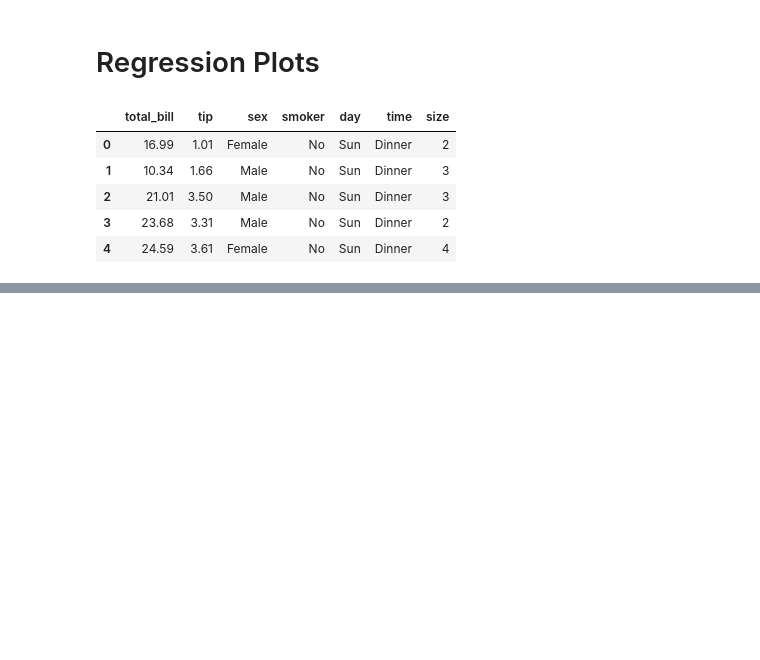
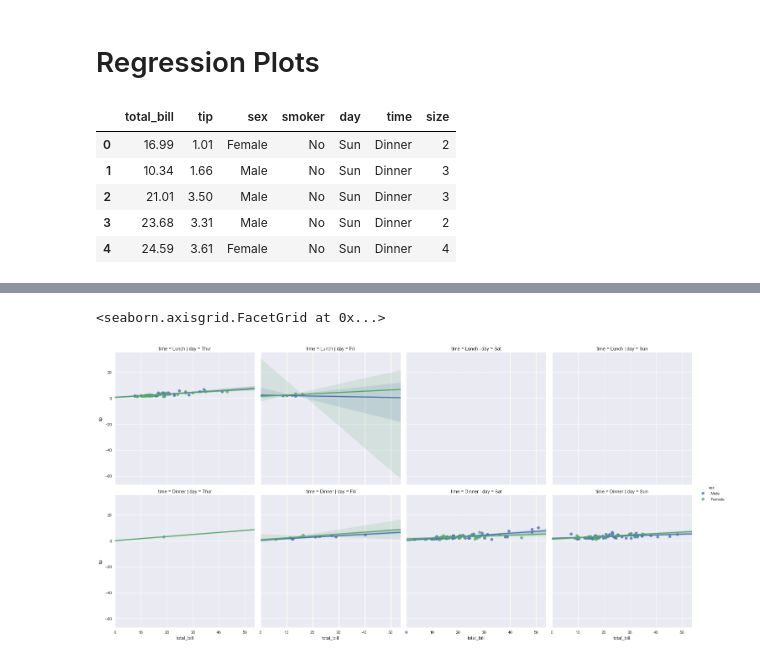
Before and after one commit to risarora/pythonML, a Jupyter notebook: 5.3 Seaborn - Regression Plots.ipynb, the cells around one changed output, grey strips where cells are left out. Drawn from its saved outputs; the diff is of its cells as text; code cells hidden in the pictures; blank space fills up the shorter version.

```diff
--- a/5.3 Seaborn - Regression Plots.ipynb
+++ b/5.3 Seaborn - Regression Plots.ipynb
@@ -21,0 +33,5 @@ lmPlot= sns.lmplot(x='total_bill',y='tip',data=tips)
+# %%
+sns.lmplot(x='total_bill',y='tip',data=tips,col='day',row='time',hue='sex')
+# %% [output]
+<seaborn.axisgrid.FacetGrid at 0x...>
+[figure, added]
```
Also changed, not shown: parts of 7 cells of this notebook, 1 other file.
